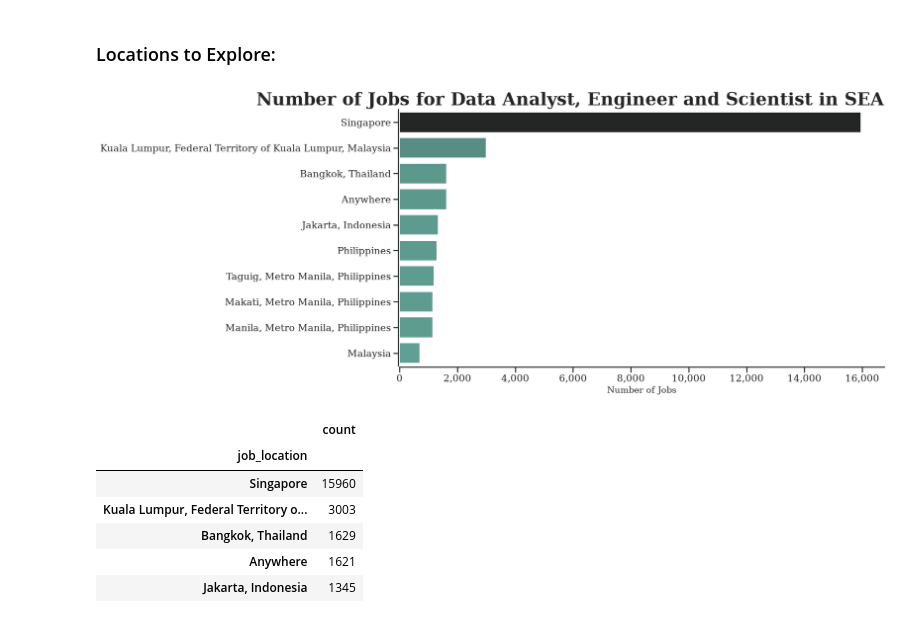
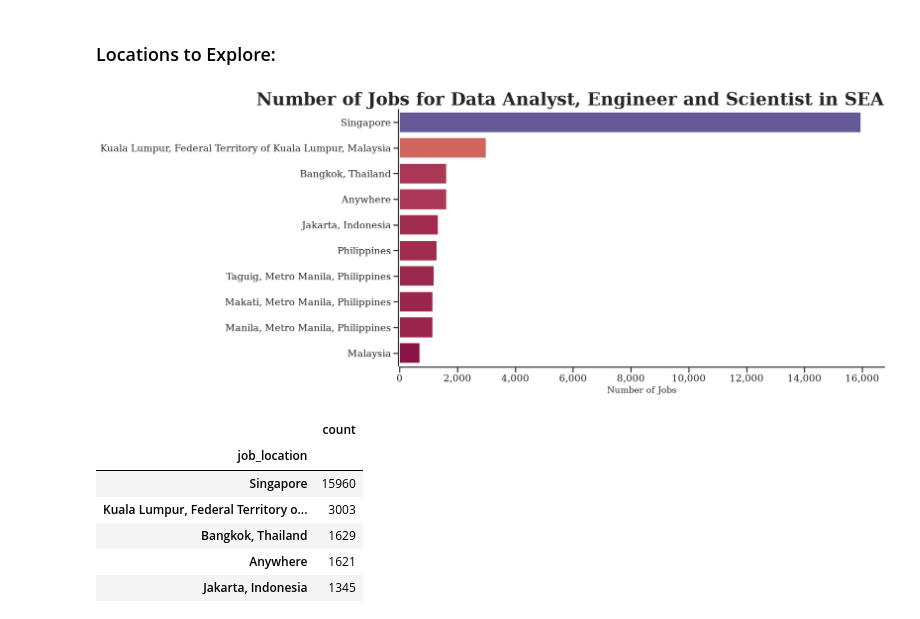
Before and after one commit to JohnnyQuant/Python_Data_Project, a Jupyter notebook: Project/1_EDA_Intro.ipynb, the cells around one changed output. Saved outputs shown, nothing was run; the diff lists cells and outputs as text; code cells hidden in the pictures.

```diff
--- a/Project/1_EDA_Intro.ipynb
+++ b/Project/1_EDA_Intro.ipynb
@@ -52,7 +52,7 @@ fig, ax = plt.subplots(figsize = (15, 8))
 
 sns.set_theme(
                 style='ticks'
-                , palette = 'deep'
+                , palette = 'Spectral'
                 , context="talk"
                 , font = 'serif'
                 , font_scale = 1)
@@ -62,7 +62,7 @@ sns.barplot(
             , x = 'count'
             , y = 'job_title_short'
             , hue = 'count'
-            , palette = 'flare'
+            , palette = 'Spectral'
             , legend = False)
 
 sns.despine(offset=2)
@@ -91,7 +91,7 @@ fig, ax = plt.subplots(figsize = (15, 8))
 
 sns.set_theme(
                 style='ticks'
-                , palette = 'deep'
+                , palette = 'Spectral'
                 , context="talk"
                 , font = 'serif'
                 , font_scale = 1)
@@ -130,7 +130,7 @@ fig, ax = plt.subplots(figsize = (15, 8))
 
 sns.set_theme(
                 style='ticks'
-                , palette = 'deep'
+                , palette = 'Spectral'
                 , context="talk"
                 , font = 'serif'
                 , font_scale = 1)
@@ -204,37 +204,37 @@ fig, ax = plt.subplots(figsize = (15, 8))
 
 sns.set_theme(
                 style='ticks'
-                , palette = 'deep'
+                , palette = 'Spectral'
                 , context="talk"
                 , font = 'serif'
                 , font_scale = 1)
 
 sns.barplot(
             data = df_location
             , x = 'count'
             , y = 'job_location'
             , hue = 'count'
-            , palette = 'dark:#5A9_r'
+            , palette = 'Spectral'
             , legend = False)
 
 sns.despine(offset=2)
 
 plt.title(
             'Number of Jobs for Data Analyst, Engineer and Scientist in SEA'
             , fontdict={'fontsize': 30, 'fontweight': 'bold'}
             , loc = 'right')
 
 plt.xlabel(
             'Number of Jobs'
             , fontdict={'fontsize': 15})
 
 plt.ylabel('')
 
 plt.gca().xaxis.set_major_formatter(plt.FuncFormatter(lambda x, _: f'{int(x):,}'))
 
 plt.show()
 # %% [output]
-[figure, old version]
+[figure, new version]
 # %%
 pf_location
 # %% [output]
```
Also changed, not shown: parts of 1 cell of this notebook.
